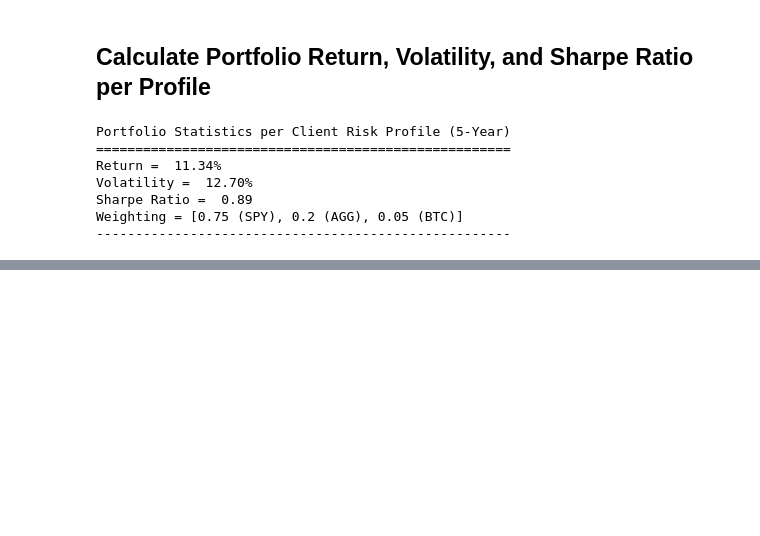
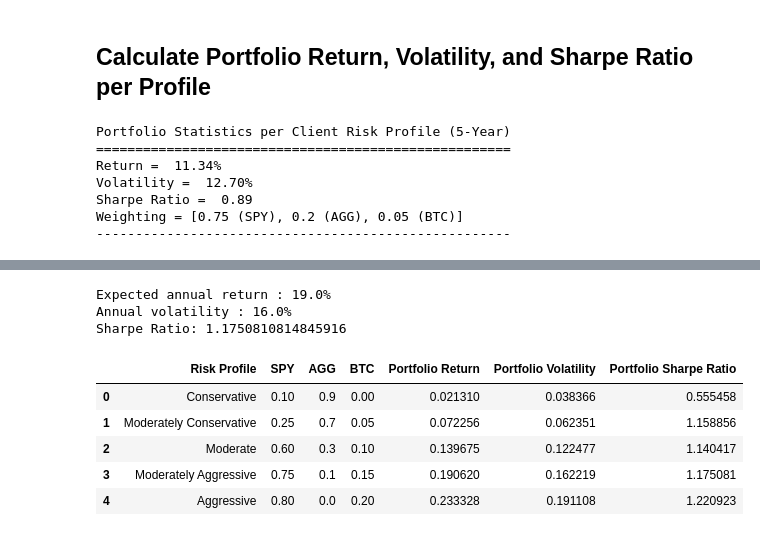
Before and after one commit to aarchmon/JAMMS-Tool, a Jupyter notebook: src/include/RUN.ipynb, the cells around one changed output, grey strips where cells are left out. Drawn from its saved outputs; the diff is of its cells as text; code cells hidden in the pictures; blank space fills up the shorter version.

```diff
--- a/src/include/RUN.ipynb
+++ b/src/include/RUN.ipynb
@@ -169,0 +199,65 @@ Weighting = [ 0.08 (SPY),  0.85 (AGG), 0.07 (BTC)]
+# %%
+# Average Annualized Portfolio Return for Each Risk Profile
+conservative_portfolio_return = np.sum(daily_returns_df.mean()*conservative_weights) * 252
+moderately_conservative_portfolio_return = np.sum(daily_returns_df.mean()*moderately_conservative_weights) * 252
+moderate_portfolio_return = np.sum(daily_returns_df.mean()*moderate_weights) * 252
+moderately_aggressive_portfolio_return = np.sum(daily_returns_df.mean()*moderately_aggressive_weights) * 252
+aggressive_portfolio_return = np.sum(daily_returns_df.mean()*aggressive_weights) * 252
+# %%
+# Annualized Covariance of Daily Returns
+cov_matrix_annual = daily_returns_df.cov() * 252
+# %%
+# Annualized Portfolio Variance for Each Risk Profile
+conservative_port_variance = np.dot(conservative_weights.T, np.dot(cov_matrix_annual, conservative_weights))
+moderately_conservative_port_variance = np.dot(moderately_conservative_weights.T, np.dot(cov_matrix_annual, moderately_conservative_weights))
+moderate_port_variance = np.dot(moderate_weights.T, np.dot(cov_matrix_annual, moderate_weights))
+moderately_aggressive_port_variance = np.dot(moderately_aggressive_weights.T, np.dot(cov_matrix_annual, moderately_aggressive_weights))
+aggressive_port_variance = np.dot(aggressive_weights.T, np.dot(cov_matrix_annual, aggressive_weights))
+
+# Annualized Portfolio Volatility for Each Risk Profile
+conservative_portfolio_vol = np.sqrt(conservative_port_variance)
+moderately_conservative_portfolio_vol = np.sqrt(moderately_conservative_port_variance)
+moderate_portfolio_vol = np.sqrt(moderate_port_variance)
+moderately_aggressive_portfolio_vol = np.sqrt(moderately_aggressive_port_variance)
+aggressive_portfolio_vol = np.sqrt(aggressive_port_variance)
+
+# Average Annualized Sharpe Ratio for Each Risk Profile
+conservative_portfolio_sharpe = conservative_portfolio_return / conservative_portfolio_vol
+moderately_conservative_portfolio_sharpe = moderately_conservative_portfolio_return / moderately_conservative_portfolio_vol
+moderate_portfolio_sharpe = moderate_portfolio_return / moderate_portfolio_vol
+moderately_aggressive_portfolio_sharpe = moderately_aggressive_portfolio_return / moderately_aggressive_portfolio_vol
+aggressive_portfolio_sharpe = aggressive_portfolio_return / aggressive_portfolio_vol
+# %%
+# Calculate for Moderatelyl Aggressive Profile:
+percent_vols = str(round(moderately_aggressive_portfolio_vol, 2) * 100) + '%'
+percent_ret = str(round(moderately_aggressive_portfolio_return, 2)*100)+'%'
+sharpe = moderately_aggressive_portfolio_sharpe
+
+print("Expected annual return : "+ percent_ret)
+print('Annual volatility : '+percent_vols)
+print(f"Sharpe Ratio: {sharpe}")
+# %% [output]
+Expected annual return : 19.0%
+Annual volatility : 16.0%
+Sharpe Ratio: 1.1750810814845916
+# %%
+risk_profile_df = pd.DataFrame(
+    {
+        "Risk Profile": ["Conservative", "Moderately Conservative", "Moderate", "Moderately Aggressive", "Aggressive"],
+        "SPY": (0.1, 0.25, 0.6, 0.75, 0.8),
+        "AGG": (0.9, 0.7, 0.3, 0.1, 0),
+        "BTC": (0, 0.05, 0.1, 0.15, 0.2),
+        "Portfolio Return": [conservative_portfolio_return, moderately_conservative_portfolio_return, moderate_portfolio_return, moderately_aggressive_portfolio_return, aggressive_portfolio_return],
+        "Portfolio Volatility": [conservative_portfolio_vol, moderately_conservative_portfolio_vol, moderate_portfolio_vol, moderately_aggressive_portfolio_vol, aggressive_portfolio_vol],
+        "Portfolio Sharpe Ratio": [conservative_portfolio_sharpe, moderately_conservative_portfolio_sharpe, moderate_portfolio_sharpe, moderately_aggressive_portfolio_sharpe, aggressive_portfolio_sharpe]
+    }
+)
+# %%
+display(risk_profile_df.head())
+# %% [output]
+|  | Risk Profile | SPY | AGG | BTC | Portfolio Return | Portfolio Volatility | Portfolio Sharpe Ratio |
+| 0 | Conservative | 0.10 | 0.9 | 0.00 | 0.021310 | 0.038366 | 0.555458 |
+| 1 | Moderately Conservative | 0.25 | 0.7 | 0.05 | 0.072256 | 0.062351 | 1.158856 |
+| 2 | Moderate | 0.60 | 0.3 | 0.10 | 0.139675 | 0.122477 | 1.140417 |
+| 3 | Moderately Aggressive | 0.75 | 0.1 | 0.15 | 0.190620 | 0.162219 | 1.175081 |
+| 4 | Aggressive | 0.80 | 0.0 | 0.20 | 0.233328 | 0.191108 | 1.220923 |
```
Also changed, not shown: parts of 13 cells of this notebook, 1 other file.
